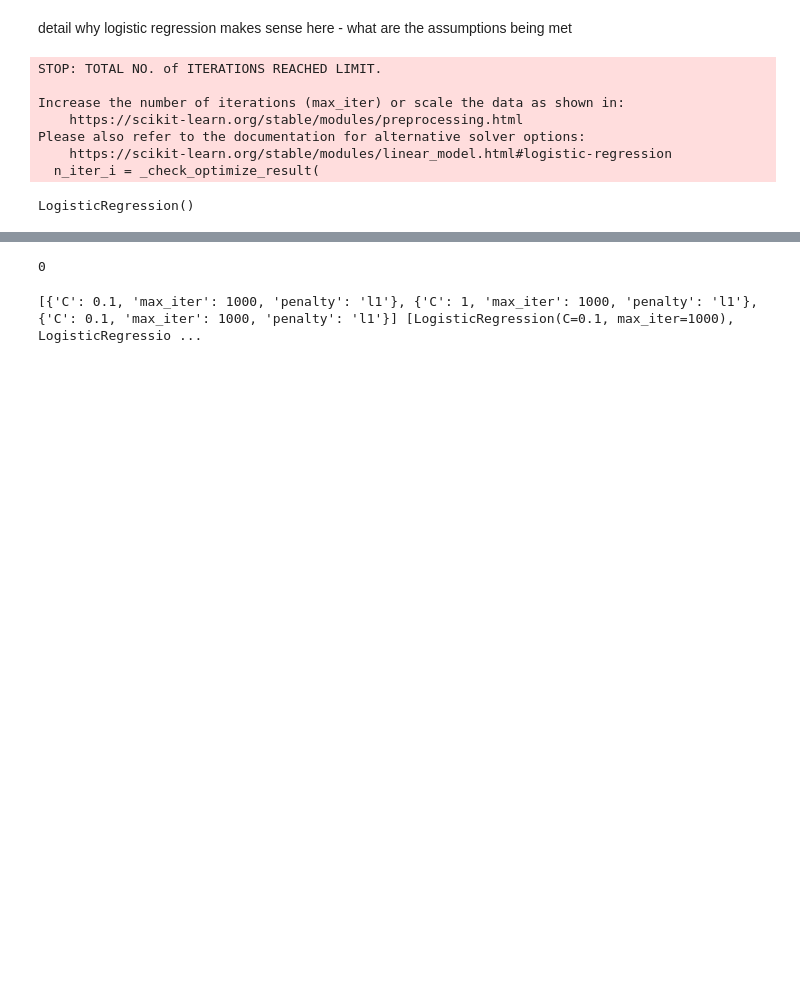
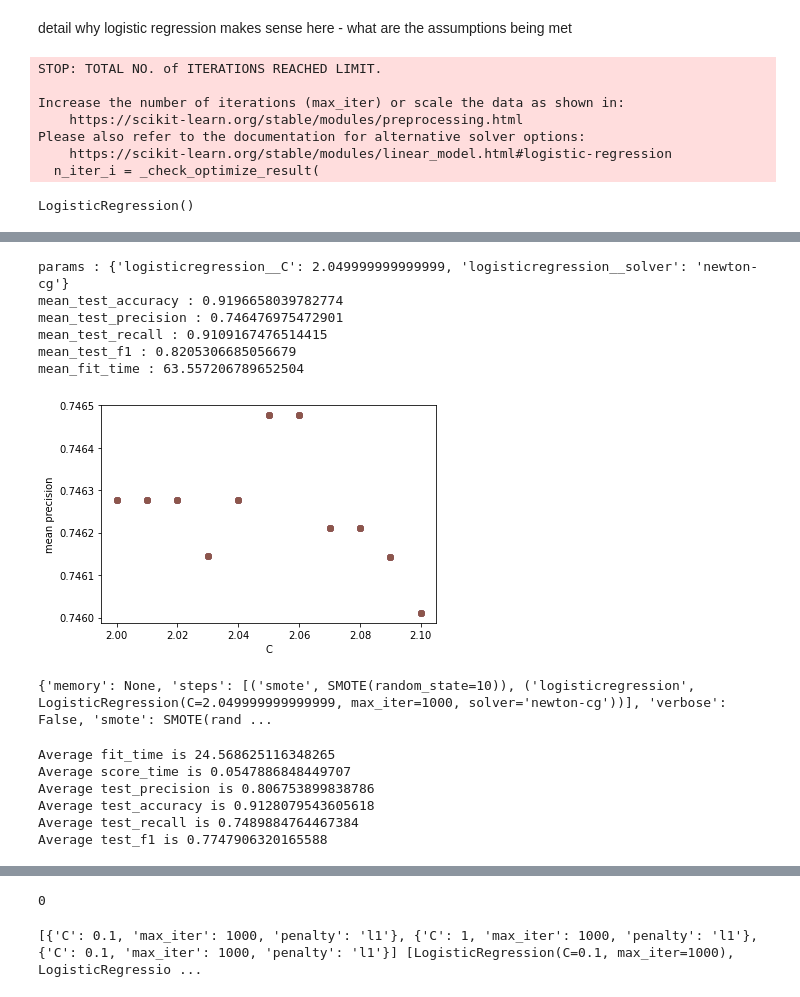
Before and after one commit to paulbsalamanca/CSS-Project-3-Team-6-Fall-2020, a Jupyter notebook: Project 3 Students.ipynb, the cells around one changed output, grey strips where cells are left out. Drawn from its saved outputs; the diff is of its cells as text; code cells hidden in the pictures; blank space fills up the shorter version.

```diff
--- a/Project 3 Students.ipynb
+++ b/Project 3 Students.ipynb
@@ -610,2 +698,8 @@ GridSearchCV(cv=3, estimator=LogisticRegression(), iid=False, n_jobs=-1,
              refit='precision',
              scoring=['accuracy', 'precision', 'recall', 'f1'])
+# %%
+metrics = ["params", "mean_test_accuracy", "mean_test_precision",
+           "mean_test_recall", "mean_test_f1", "mean_fit_time"]
+
+for i in metrics:
+    print(i, ":", log_grid_reg3.cv_results_[i][log_grid_reg3.best_index_])
@@ -611,0 +713,13 @@ GridSearchCV(cv=3, estimator=LogisticRegression(), iid=False, n_jobs=-1,
+# %%
+#tuning C, balanced
+
+#adding up sample here
+
+
+param_grid = {'logisticregression__C' : np.arange(2, 2.1, 0.01),
+             'logisticregression__solver': ['newton-cg']}
+
+log_grid_reg4 = GridSearchCV(log_grid_reg3.best_estimator_, param_grid, cv=3, iid=False,
+                            scoring=['accuracy', 'precision', 'recall', 'f1'], n_jobs = -1,
+                           refit = 'precision')
+log_grid_reg4.fit(X, y.ravel())
@@ -612,3 +736,29 @@ GridSearchCV(cv=3, estimator=LogisticRegression(), iid=False, n_jobs=-1,
+# %%
+metrics = ["params", "mean_test_accuracy", "mean_test_precision",
+           "mean_test_recall", "mean_test_f1", "mean_fit_time"]
+
+for i in metrics:
+    print(i, ":", log_grid_reg4.cv_results_[i][log_grid_reg4.best_index_])
+
+    plt.scatter(log_grid_reg4.cv_results_['param_logisticregression__C'],
+            log_grid_reg4.cv_results_["mean_test_precision"])
+plt.xlabel('C')
+plt.ylabel('mean precision')
+plt.show()
+
+print(log_grid_reg4.best_estimator_.get_params())
+
+# i changed to f1 for this second round because tuning C pulls it to regularize too much...
+# precision goes up a lot but recall becomes abysmal
+# %% [output]
+params : {'logisticregression__C': 2.049999999999999, 'logisticregression__solver': 'newton-cg'}
+mean_test_accuracy : 0.9196658039782774
+mean_test_precision : 0.746476975472901
+mean_test_recall : 0.9109167476514415
+mean_test_f1 : 0.8205306685056679
+mean_fit_time : 63.557206789652504
+[figure, added]
+{'memory': None, 'steps': [('smote', SMOTE(random_state=10)), ('logisticregression', LogisticRegression(C=2.049999999999999, max_iter=1000, solver='newton-cg'))], 'verbose': False, 'smote': SMOTE(rand ...
 # %%
 #fitting model with best hyperparameter
 # %%
@@ -619 +772,14 @@ GridSearchCV(cv=3, estimator=LogisticRegression(), iid=False, n_jobs=-1,
+# %%
+#the values in the log up scores dictionary
+#cross validation fits model 5 different times
+#so getting average precision, etc
+for x in log_scores.keys():
+    print("Average", x, "is", log_scores[x].mean())
+# %% [output]
+Average fit_time is 24.568625116348265
+Average score_time is 0.0547886848449707
+Average test_precision is 0.806753899838786
+Average test_accuracy is 0.9128079543605618
+Average test_recall is 0.7489884764467384
+Average test_f1 is 0.7747906320165588
 # %%
```
Also changed, not shown: parts of 18 cells of this notebook.
